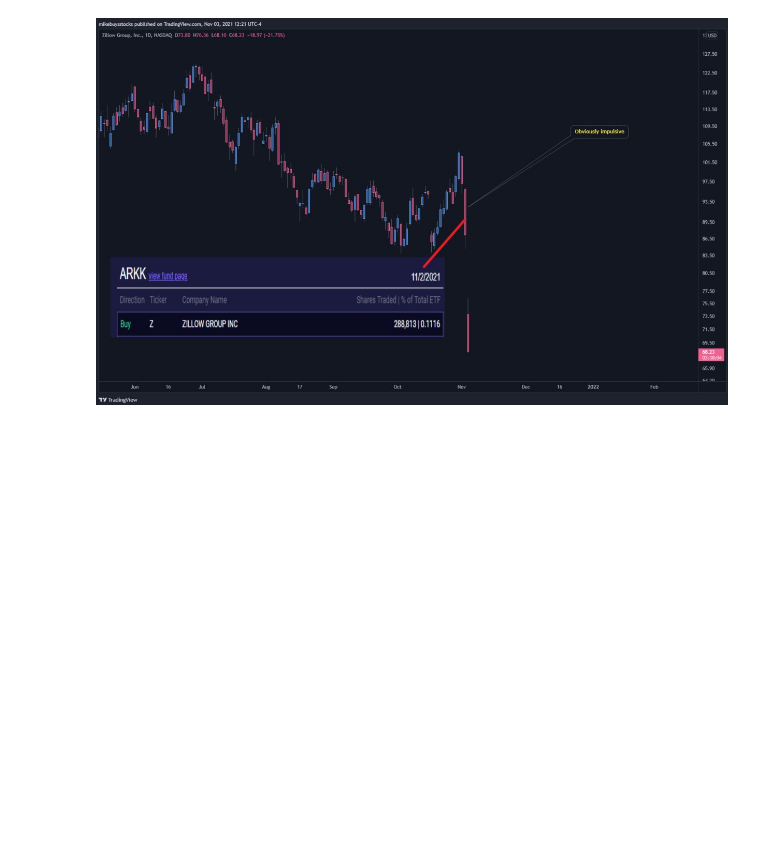
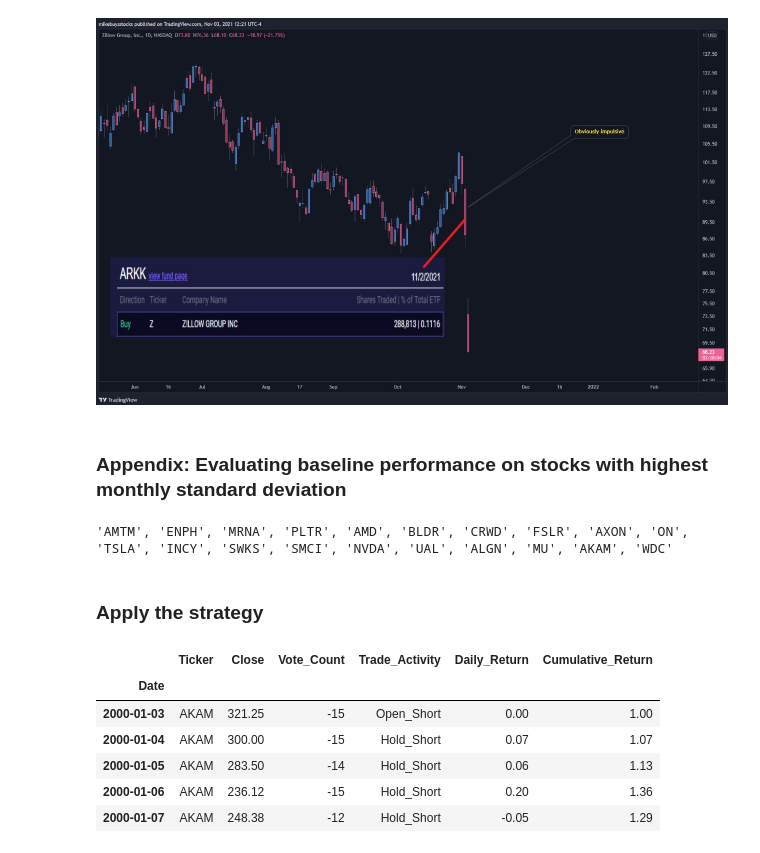
Before and after one commit to billyfrog8/Ensemble, a Jupyter notebook: Ensemble.ipynb, the cells around one changed output. Cells and saved outputs as stored; diff of their text form; code cells hidden in the pictures; blank space fills up the shorter version.

Commit message:
volatility analysis

```diff
--- a/Ensemble.ipynb
+++ b/Ensemble.ipynb
@@ -537,3 +546,51 @@ plt.show()
 ###### On anti-mean reversion and low frequency signals -- I've spent a lot of time staring at charts, playing with Elliott Wave Theory (EWT), and watching how others trade. One key aspect of EWT is differentiating between impulses and corrections, but nearly everybody fails at this. Basically, corrections are states of mean reversion while impulses are states of 'trend'. I prefer to think in terms of anti-mean reversion because when prices get into the +2 STD area they are almost pulled magnetically (and very predictably!!!) towards those 3-4 STD moves for reasons other than simple trend following (and for reasons that I don't quite understand, but it's likely that the truly contrarian and high probability thing to do is to buy the stock making a 3 STD move up for example). ![image.png](attachment:image.png)
 # %% [markdown]
 ![image.png](attachment:image.png)
+# %% [markdown]
+### Appendix: Evaluating baseline performance on stocks with highest monthly standard deviation
+# %%
+def get_top_volatile_stocks(df, n=20):
+
+    df['Date'] = pd.to_datetime(df['Date'])
+
+    df['Month'] = df['Date'].dt.to_period('M')
+
+    df = df.sort_values(['Ticker', 'Date'])
+    df['Daily_Return'] = df.groupby('Ticker')['Close'].pct_change()
+
+    monthly_volatility = df.groupby(['Ticker', 'Month'])['Daily_Return'].std()
+
+    avg_monthly_volatility = monthly_volatility.groupby('Ticker').mean()
+
+    top_volatile = avg_monthly_volatility.sort_values(ascending=False).head(n)
+
+    result = pd.DataFrame({
+        'Ticker': top_volatile.index,
+        'Avg_Monthly_Volatility': top_volatile.values
+    })
+
+    result['Avg_Monthly_Volatility'] = (result['Avg_Monthly_Volatility'] * 100).round(2)
+
+    return result
+
+top_20_volatile = get_top_volatile_stocks(long_df)
+print(', '.join(f"'{ticker}'" for ticker in top_20_volatile['Ticker']))
+# %% [output]
+'AMTM', 'ENPH', 'MRNA', 'PLTR', 'AMD', 'BLDR', 'CRWD', 'FSLR', 'AXON', 'ON', 'TSLA', 'INCY', 'SWKS', 'SMCI', 'NVDA', 'UAL', 'ALGN', 'MU', 'AKAM', 'WDC'
+# %% [markdown]
+### Apply the strategy
+# %%
+tickers = ['AMTM', 'ENPH', 'MRNA', 'PLTR', 'AMD', 'BLDR',
+           'CRWD', 'FSLR', 'AXON', 'ON', 'TSLA', 'INCY', 'SWKS', 'SMCI', 'NVDA', 'UAL', 'ALGN', 'MU', 'AKAM', 'WDC']
+
+trades_df_se = binary_df[binary_df['Ticker'].isin(tickers)].groupby('Ticker').apply(simulate_trading)
+trades_df_se.set_index('Date', inplace=True)
+trades_df_se.head()
+# %% [output]
+|  | Ticker | Close | Vote_Count | Trade_Activity | Daily_Return | Cumulative_Return |
+| Date |  |  |  |  |  |  |
+| 2000-01-03 | AKAM | 321.25 | -15 | Open_Short | 0.00 | 1.00 |
+| 2000-01-04 | AKAM | 300.00 | -15 | Hold_Short | 0.07 | 1.07 |
+| 2000-01-05 | AKAM | 283.50 | -14 | Hold_Short | 0.06 | 1.13 |
+| 2000-01-06 | AKAM | 236.12 | -15 | Hold_Short | 0.20 | 1.36 |
+| 2000-01-07 | AKAM | 248.38 | -12 | Hold_Short | -0.05 | 1.29 |
```
Also changed, not shown: parts of 6 cells of this notebook.
